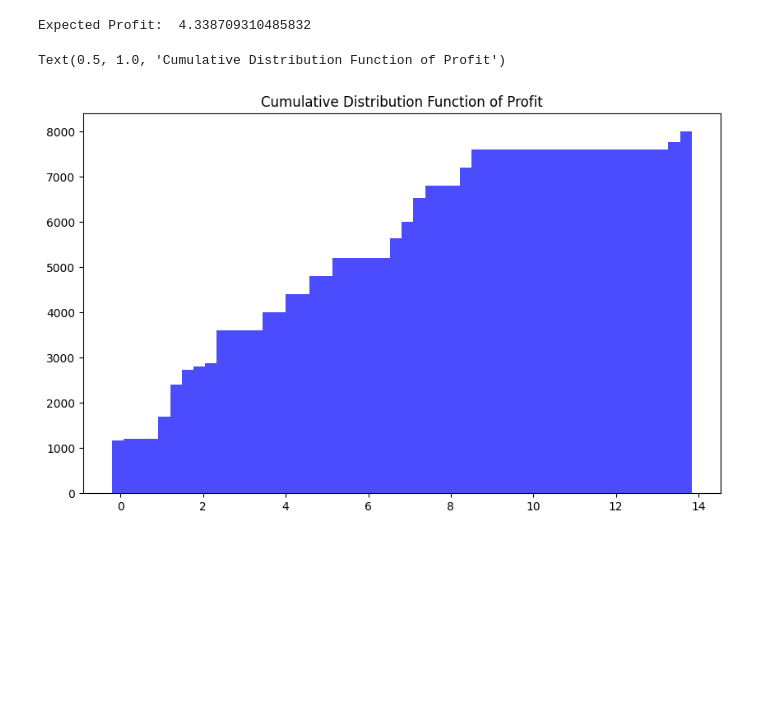
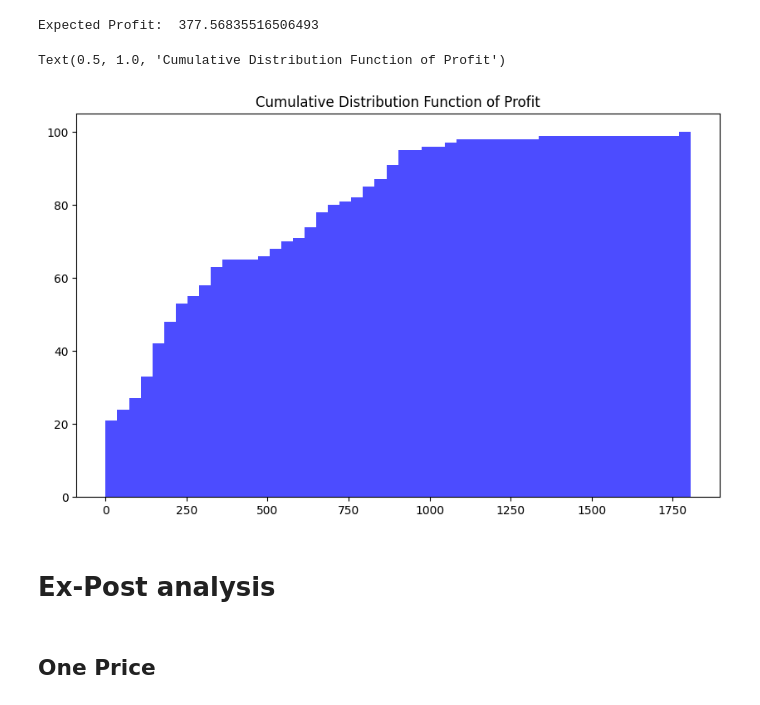
Before and after one commit to MatthieuJacobsDESL/renewables_in_electricity_markets_ass2, a Jupyter notebook: step1.1.ipynb, the cells around one changed output. Drawn from its saved outputs; the diff is of its cells as text; code cells hidden in the pictures; blank space fills up the shorter version.

Commit message:
changed bid method to simplify k-fold analysis, and did part 3

```diff
--- a/step1.1.ipynb
+++ b/step1.1.ipynb
@@ -91,0 +137,11 @@ Text(0.5, 1.0, 'Cumulative Distribution Function of Profit')
+# %%
+# combine scenarios and shuffle them
+import itertools
+
+combined_scenarios = list(itertools.product(range(n1), range(n2), range(n3)))
+shuffled_scenarios = np.random.permutation(combined_scenarios)
+# %%
+# nb_scenarios to consider
+n_scenarios = 100
+scenarios_id = shuffled_scenarios[:n_scenarios, :] # take the first n_scenarios as the in-sample scenarios
+wind_bids, prob, imbalances, imbalances_up, imbalances_down= wpb.wind_pp_bidding_2(wind_forecast[:, scenarios_id[:, 0]], spot_forecast[:, scenarios_id[:, 1]], imbalance_forecast[:, scenarios_id[:, 2]], f_up, f_down, price_scheme='one_price')
@@ -91,0 +169,18 @@ Text(0.5, 1.0, 'Cumulative Distribution Function of Profit')
+# %%
+# compute profit of in-sample scenarios
+# Compute the profit over all scenarios
+profit = np.zeros((n_scenarios, 1))
+for i in range(n_scenarios):
+        profit[i] = wpb.compute_profit(wind_bids, wind_forecast[:, scenarios_id[i, 0]], spot_forecast[:,scenarios_id[i, 1]], imbalance_forecast[:, scenarios_id[i, 2]], f_down, f_up, 'one_price')
+
+# flatten profit array
+profit_flat = profit.flatten()
+# Sort the profit array
+profit_sorted = np.sort(profit_flat)
+# Compute the expected profit
+expected_profit = np.mean(profit_sorted)
+print("Expected Profit: ", expected_profit)
+# Visualize the cumulative distribution function (CDF)
+plt.figure(figsize=(10, 6))
+plt.hist(profit_sorted, bins=50, cumulative=True, color='blue', alpha=0.7)
+plt.title('Cumulative Distribution Function of Profit')
@@ -92,3 +193,3 @@ Text(0.5, 1.0, 'Cumulative Distribution Function of Profit')
 # %%
-wind_bids, prob, imbalances, imbalances_up, imbalances_down= wpb.wind_pp_bidding(wind_forecast[:,:n1], spot_forecast[:,:n2], imbalance_forecast[:,:n3], n_scenarios, f_up, f_down, price_scheme='two_price')
+wind_bids, prob, imbalances, imbalances_up, imbalances_down= wpb.wind_pp_bidding_2(wind_forecast[:, scenarios_id[:, 0]], spot_forecast[:, scenarios_id[:, 1]], imbalance_forecast[:, scenarios_id[:, 2]], f_up, f_down, price_scheme='two_price')
 # %% [output]
@@ -131,23 +216,24 @@ plt.plot(imbalance_forecast[:,:n3], label='Imbalance Prices', marker='x')
 # %%
+# compute profit of in-sample scenarios
 # Compute the profit over all scenarios
-profit = np.zeros((n1, n2, n3))
-for i in range(n1):
-    for j in range(n2):
-        for k in range(n3):
-            profit[i, j, k] = wpb.compute_profit(wind_bids, wind_forecast[:, i], spot_forecast[:, j], imbalance_forecast[:, k],  f_down, f_up, 'two_price')
+profit = np.zeros((n_scenarios, 1))
+for i in range(n_scenarios):
+        profit[i] = wpb.compute_profit(wind_bids, wind_forecast[:, scenarios_id[i, 0]], spot_forecast[:,scenarios_id[i, 1]], imbalance_forecast[:, scenarios_id[i, 2]], f_down, f_up, 'one_price')
 
 # flatten profit array
 profit_flat = profit.flatten()
 # Sort the profit array
 profit_sorted = np.sort(profit_flat)
 # Compute the expected profit
 expected_profit = np.mean(profit_sorted)
 print("Expected Profit: ", expected_profit)
 # Visualize the cumulative distribution function (CDF)
 plt.figure(figsize=(10, 6))
 plt.hist(profit_sorted, bins=50, cumulative=True, color='blue', alpha=0.7)
 plt.title('Cumulative Distribution Function of Profit')
 # %% [output]
-Expected Profit:  4.338709310485832
+Expected Profit:  377.56835516506493
 Text(0.5, 1.0, 'Cumulative Distribution Function of Profit')
-[figure, old version]
+[figure, new version]
+# %% [markdown]
+# Ex-Post analysis
@@ -153,0 +270,2 @@ Text(0.5, 1.0, 'Cumulative Distribution Function of Profit')
+# %% [markdown]
+## One Price
```
Also changed, not shown: parts of 23 cells of this notebook, 3 other files.
